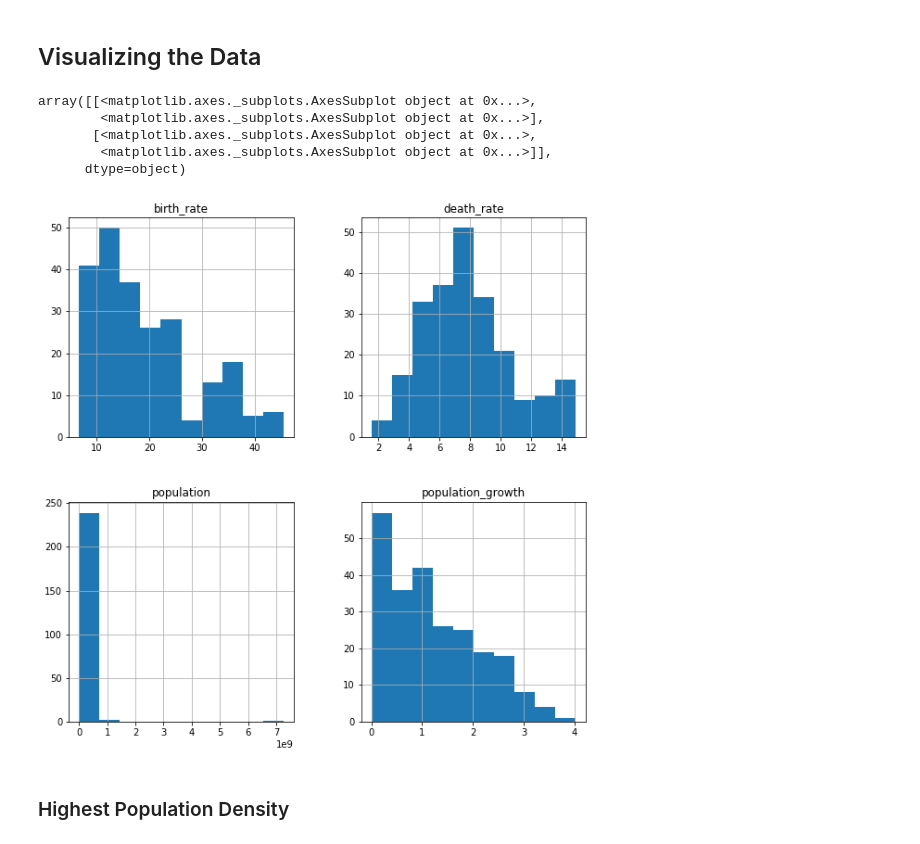
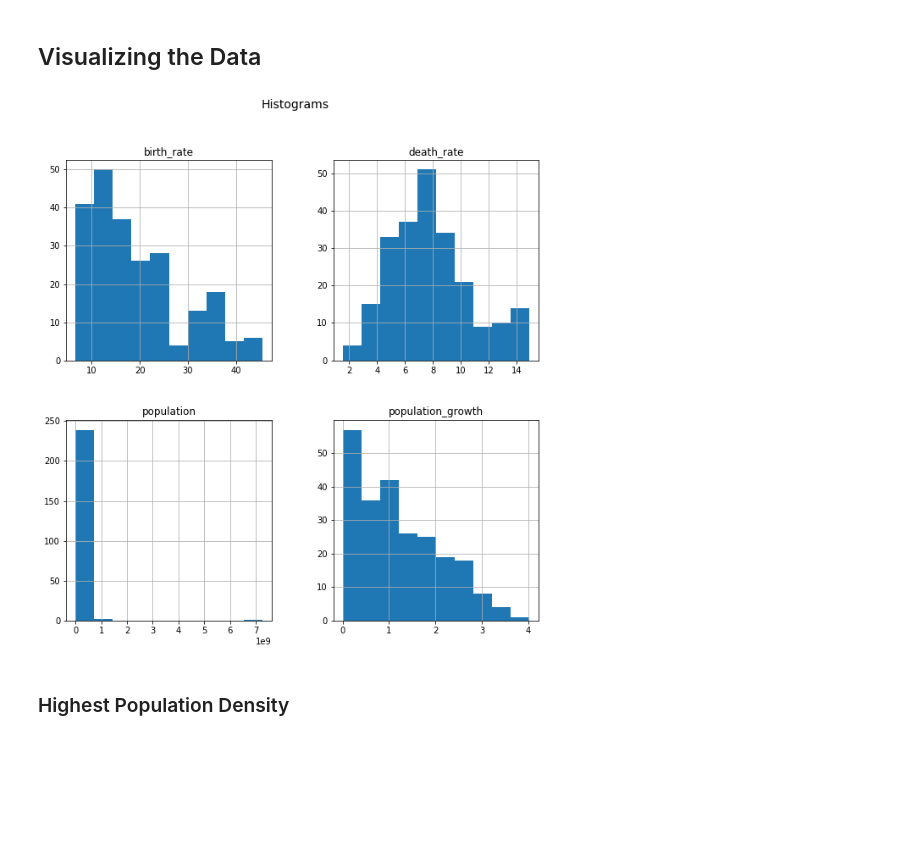
Before and after one commit to joepatten/countries_sql, a Jupyter notebook: countries.ipynb, the cells around one changed output. Drawn from its saved outputs; the diff is of its cells as text; code cells hidden in the pictures; blank space fills up the shorter version.

Commit message:
redid histogram and added to readme

```diff
--- a/countries.ipynb
+++ b/countries.ipynb
@@ -84,24 +84,21 @@ pd.read_sql_query(query_max, conn)
 # %%
 import matplotlib.pyplot as plt
 import seaborn as sns
 %matplotlib inline
 
 fig = plt.figure(figsize=(10,10))
 ax = fig.add_subplot(111)
 
 query_hist = '''
 SELECT population, population_growth, birth_rate, death_rate
 FROM facts
 WHERE (name IS NOT "Antartica") OR (name IS NOT "World");
 '''
 pd.read_sql_query(query_hist, conn).hist(ax=ax)
+fig.suptitle('Histograms', fontsize=14)
+plt.savefig('histograms.png')
 # %% [output]
-array([[<matplotlib.axes._subplots.AxesSubplot object at 0x...>,
-        <matplotlib.axes._subplots.AxesSubplot object at 0x...>],
-       [<matplotlib.axes._subplots.AxesSubplot object at 0x...>,
-        <matplotlib.axes._subplots.AxesSubplot object at 0x...>]],
-      dtype=object)
-[figure, old version]
+[figure, new version]
 # %% [markdown]
 ### Highest Population Density
 # %%
```
Also changed, not shown: 2 other files.
